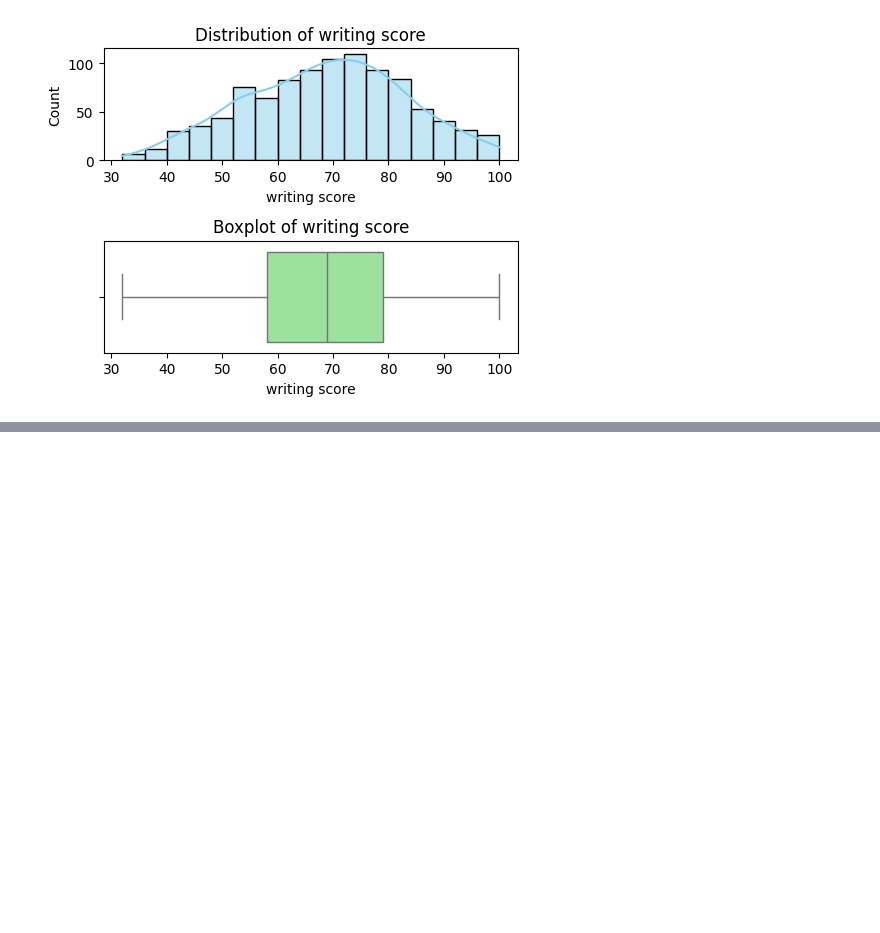
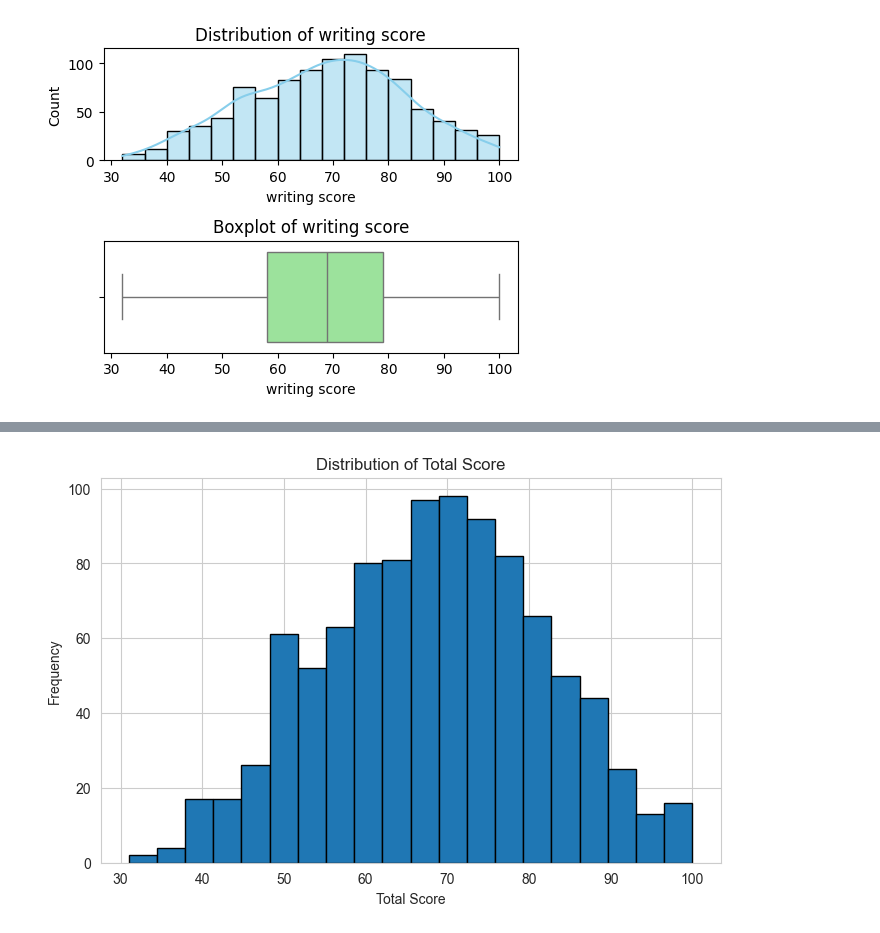
Before and after one commit to kareemtaha3/students_performance_analysis, a Jupyter notebook: notebooks/SPA_V2.ipynb, the cells around one changed output, grey strips where cells are left out. Cells and saved outputs as stored; diff of their text form; code cells hidden in the pictures; blank space fills up the shorter version.

```diff
--- a/notebooks/SPA_V2.ipynb
+++ b/notebooks/SPA_V2.ipynb
@@ -195,0 +265,11 @@ df.to_csv("../Data/processed/StudentsPerformance_Cleaned_V2.csv")
+# %%
+df["Total_Score"] = ((df["math score"] + df["reading score"] + df["writing score"]) / 3).round(2)
+# %%
+plt.figure(figsize=(8,5))
+plt.hist(df["Total_Score"], bins=20, edgecolor="black")
+plt.title("Distribution of Total Score")
+plt.xlabel("Total Score")
+plt.ylabel("Frequency")
+plt.show()
+# %% [output]
+[figure, added]
```
Also changed, not shown: parts of 46 cells of this notebook.
